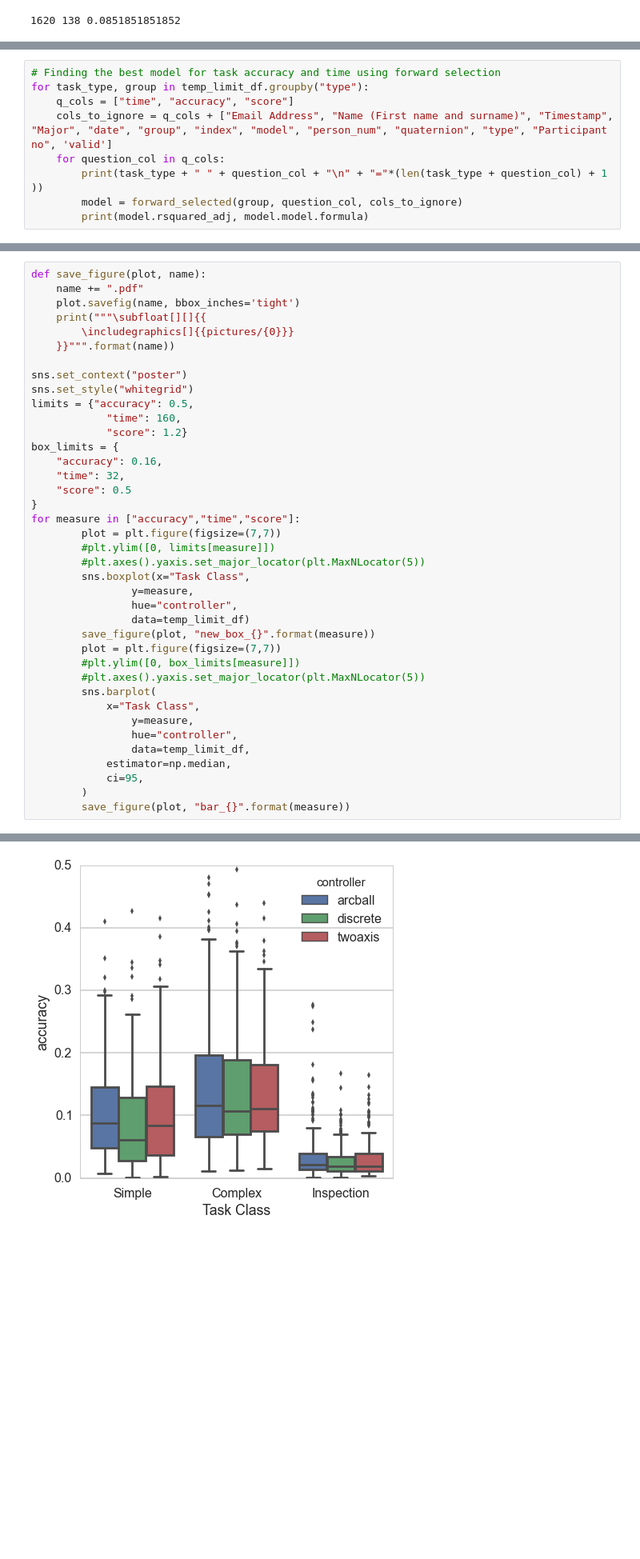
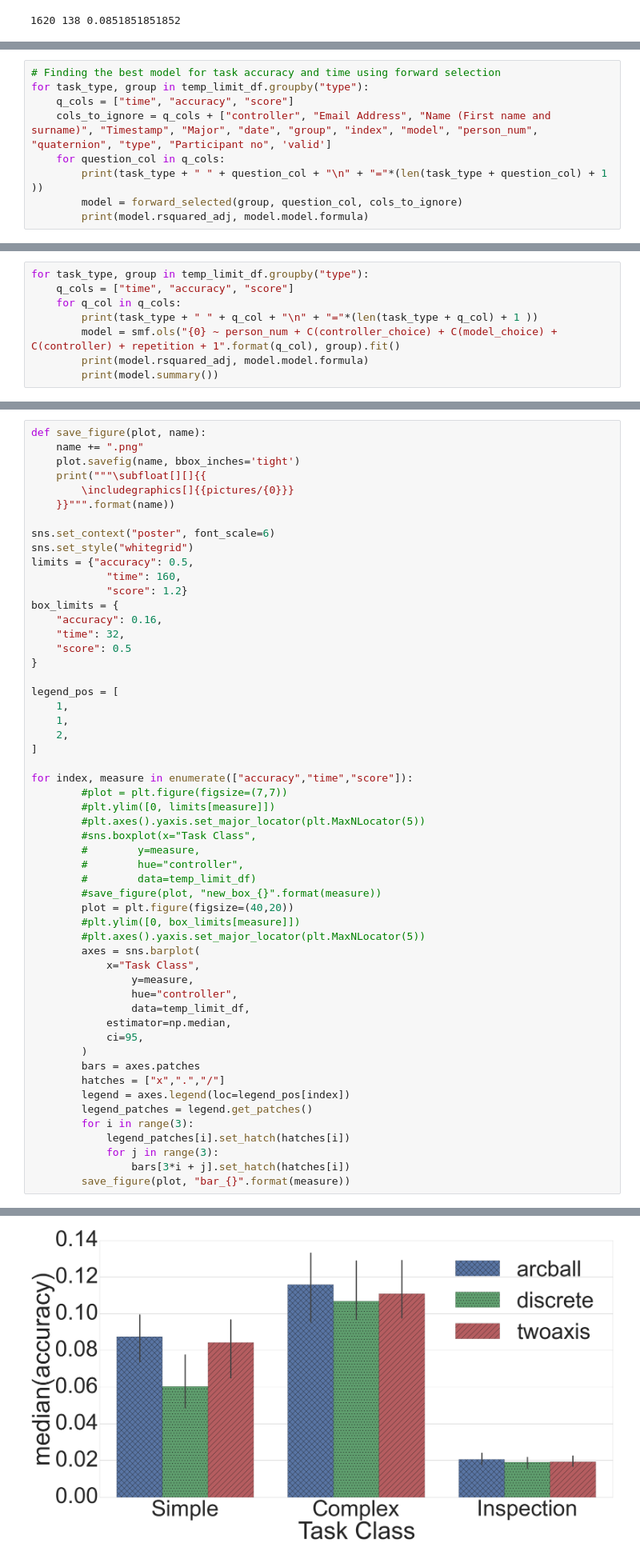
Before and after one commit to 3DUI/rotation-data-analysis, a Jupyter notebook: honours_data_analysis.ipynb, the cells around one changed output, grey strips where cells are left out. Shown at 80% size. Cells and saved outputs as stored; diff of their text form; blank space fills up the shorter version.

Commit message:
Final analysis and graphs

```diff
--- a/honours_data_analysis.ipynb
+++ b/honours_data_analysis.ipynb
@@ -980,7 +980,7 @@ def forward_selected(data, response, cols_to_ignore):
 # Finding the best model for task accuracy and time using forward selection
 for task_type, group in temp_limit_df.groupby("type"):
     q_cols = ["time", "accuracy", "score"]
-    cols_to_ignore = q_cols + ["Email Address", "Name (First name and surname)", "Timestamp", "Major", "date", "group", "index", "model", "person_num", "quaternion", "type", "Participant no", 'valid']
+    cols_to_ignore = q_cols + ["controller", "Email Address", "Name (First name and surname)", "Timestamp", "Major", "date", "group", "index", "model", "person_num", "quaternion", "type", "Participant no", 'valid']
     for question_col in q_cols:
         print(task_type + " " + question_col + "\n" + "="*(len(task_type + question_col) + 1 ))
         model = forward_selected(group, question_col, cols_to_ignore)
@@ -1004,3 +1004,11 @@ orientation accuracy
 orientation score
 =================
 (0.28089706750316601, 'Q("score") ~ C(Q("Do you own any video game systems?")) + C(Q("Frequency of use [Use any video game systems]")) + C(Q("Frequency of use [Purchasing software]")) + C(Q("model_cho ...
+# %%
+for task_type, group in temp_limit_df.groupby("type"):
+    q_cols = ["time", "accuracy", "score"]
+    for q_col in q_cols:
+        print(task_type + " " + q_col + "\n" + "="*(len(task_type + q_col) + 1 ))
+        model = smf.ols("{0} ~ person_num + C(controller_choice) + C(model_choice) + C(controller) + repetition + 1".format(q_col), group).fit()
+        print(model.rsquared_adj, model.model.formula)
+        print(model.summary())
@@ -1247,12 +1326,12 @@ FriedmanchisquareResult(statistic=0.31952662721899949, pvalue=0.8523455036744304
 # %%
 def save_figure(plot, name):
-    name += ".pdf"
+    name += ".png"
     plot.savefig(name, bbox_inches='tight')
     print("""\subfloat[][]{{
         \includegraphics[]{{pictures/{0}}}
     }}""".format(name))
 
-sns.set_context("poster")
+sns.set_context("poster", font_scale=6)
 sns.set_style("whitegrid")
 limits = {"accuracy": 0.5,
             "time": 160,
@@ -1262,19 +1341,26 @@ box_limits = {
     "time": 32,
     "score": 0.5
 }
-for measure in ["accuracy","time","score"]:
-        plot = plt.figure(figsize=(7,7))
+
+legend_pos = [
+    1,
+    1,
+    2,
+]
+
+for index, measure in enumerate(["accuracy","time","score"]):
+        #plot = plt.figure(figsize=(7,7))
         #plt.ylim([0, limits[measure]])
         #plt.axes().yaxis.set_major_locator(plt.MaxNLocator(5))
-        sns.boxplot(x="Task Class",
-                y=measure,
-                hue="controller",
-                data=temp_limit_df)
-        save_figure(plot, "new_box_{}".format(measure))
-        plot = plt.figure(figsize=(7,7))
+        #sns.boxplot(x="Task Class",
+        #        y=measure,
+        #        hue="controller",
+        #        data=temp_limit_df)
+        #save_figure(plot, "new_box_{}".format(measure))
+        plot = plt.figure(figsize=(40,20))
         #plt.ylim([0, box_limits[measure]])
         #plt.axes().yaxis.set_major_locator(plt.MaxNLocator(5))
-        sns.barplot(
+        axes = sns.barplot(
             x="Task Class",
                 y=measure,
                 hue="controller",
@@ -1282,6 +1368,14 @@ for measure in ["accuracy","time","score"]:
             estimator=np.median,
             ci=95,
         )
+        bars = axes.patches
+        hatches = ["x",".","/"]
+        legend = axes.legend(loc=legend_pos[index])
+        legend_patches = legend.get_patches()
+        for i in range(3):
+            legend_patches[i].set_hatch(hatches[i])
+            for j in range(3):
+                bars[3*i + j].set_hatch(hatches[i])
         save_figure(plot, "bar_{}".format(measure))
 # %% [output]
 \subfloat[][]{
@@ -1305 +1390 @@ for measure in ["accuracy","time","score"]:
-[figure, old version]
+[figure, new version]
```
Also changed, not shown: parts of 10 cells of this notebook.
